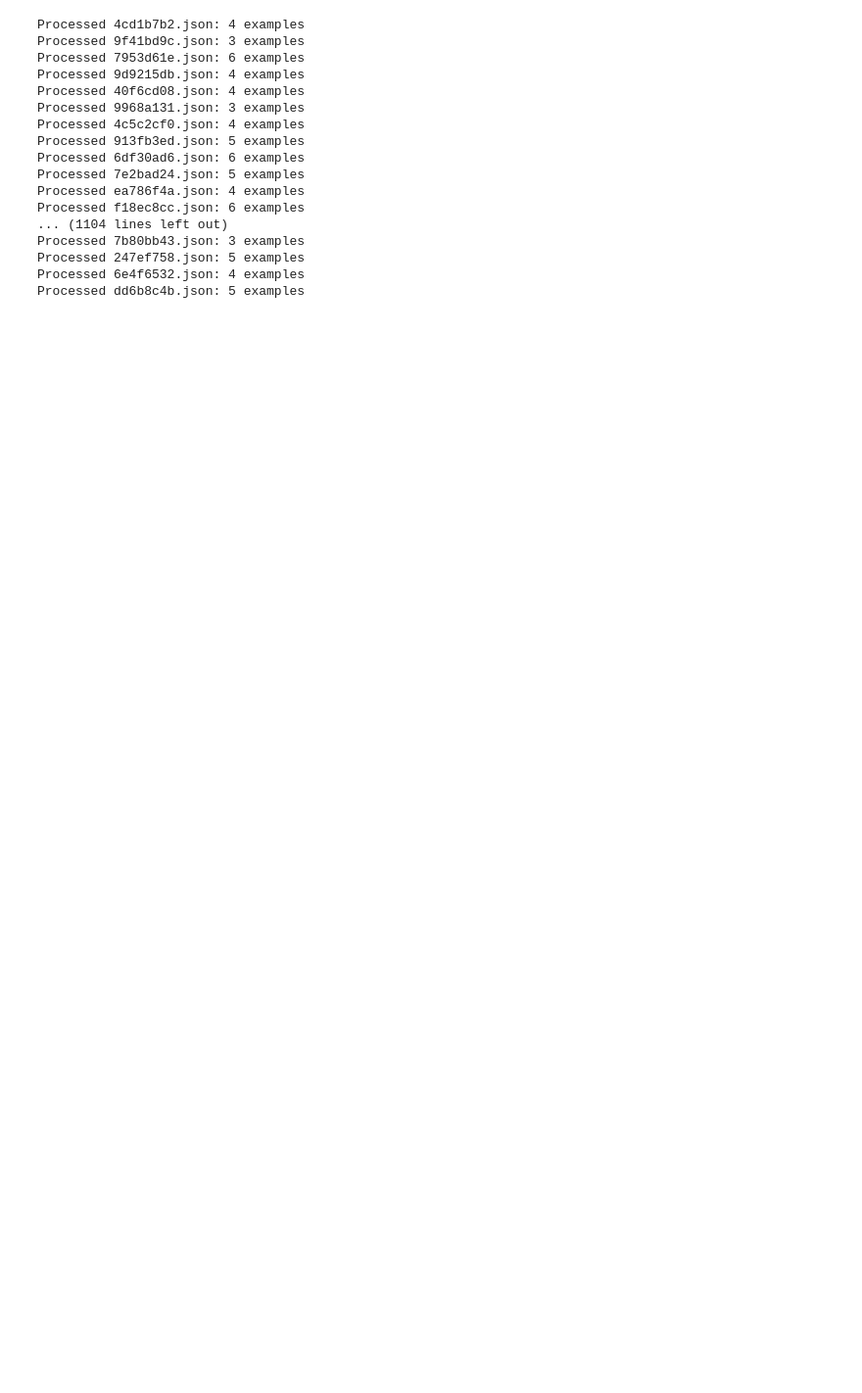
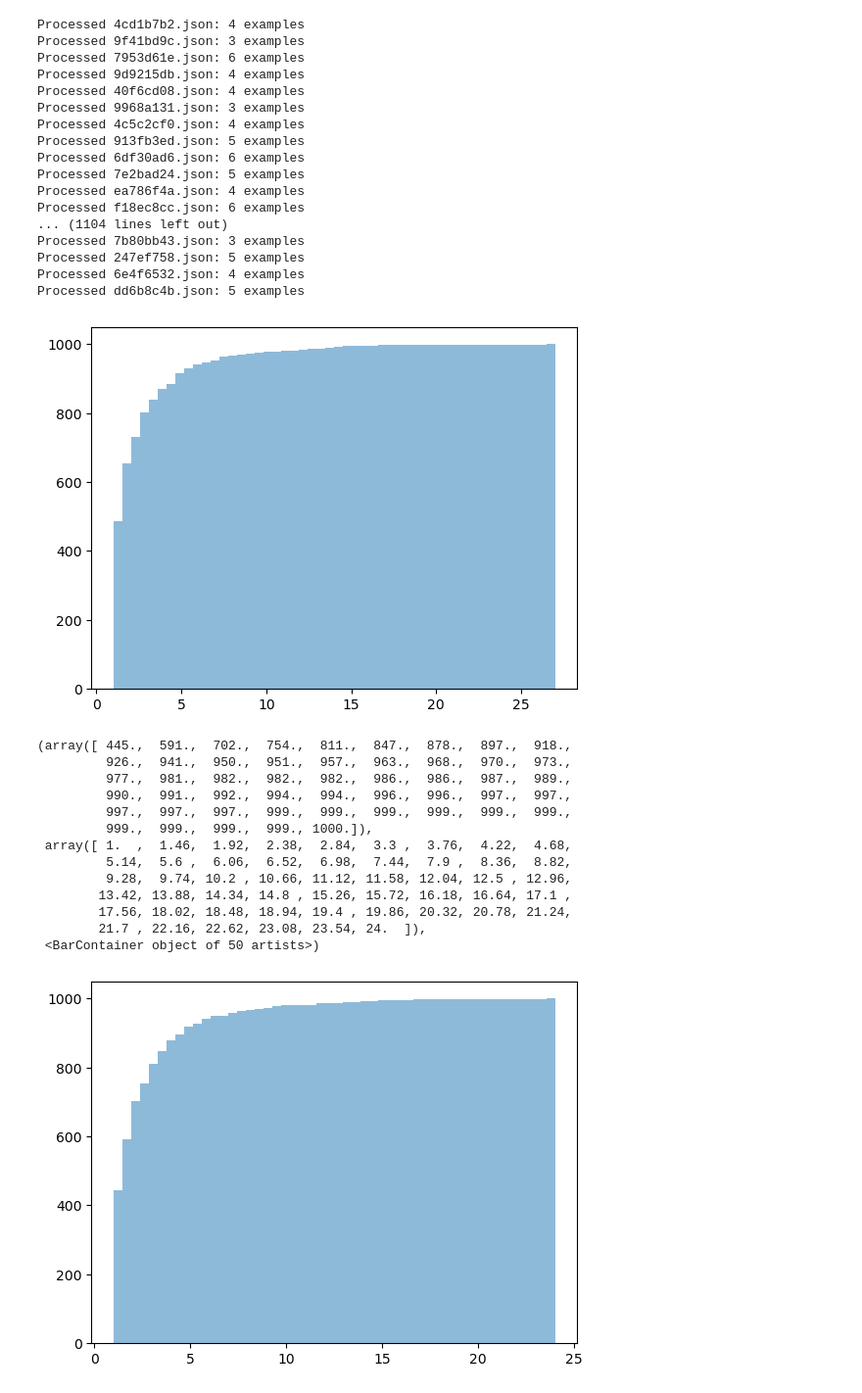
Before and after one commit to zhenlan0426/ARI2025, a Jupyter notebook: data.ipynb, the cells around one changed output. Shown at 98% size. Drawn from its saved outputs; the diff is of its cells as text; code cells hidden in the pictures; blank space fills up the shorter version.

```diff
--- a/data.ipynb
+++ b/data.ipynb
@@ -71,3 +140,23 @@ Processed dd6b8c4b.json: 5 examples
+# %%
+plt.hist(height_ratios, bins=50, alpha=0.5, label='Height Ratios',cumulative=True)
+plt.show()
+plt.hist(width_ratios, bins=50, alpha=0.5, label='Width Ratios',cumulative=True)
+# %% [output]
+[figure, added]
+(array([ 445.,  591.,  702.,  754.,  811.,  847.,  878.,  897.,  918.,
+         926.,  941.,  950.,  951.,  957.,  963.,  968.,  970.,  973.,
+         977.,  981.,  982.,  982.,  982.,  986.,  986.,  987.,  989.,
+         990.,  991.,  992.,  994.,  994.,  996.,  996.,  997.,  997.,
+         997.,  997.,  997.,  999.,  999.,  999.,  999.,  999.,  999.,
+         999.,  999.,  999.,  999., 1000.]),
+ array([ 1.  ,  1.46,  1.92,  2.38,  2.84,  3.3 ,  3.76,  4.22,  4.68,
+         5.14,  5.6 ,  6.06,  6.52,  6.98,  7.44,  7.9 ,  8.36,  8.82,
+         9.28,  9.74, 10.2 , 10.66, 11.12, 11.58, 12.04, 12.5 , 12.96,
+        13.42, 13.88, 14.34, 14.8 , 15.26, 15.72, 16.18, 16.64, 17.1 ,
+        17.56, 18.02, 18.48, 18.94, 19.4 , 19.86, 20.32, 20.78, 21.24,
+        21.7 , 22.16, 22.62, 23.08, 23.54, 24.  ]),
+ <BarContainer object of 50 artists>)
+[figure, added]
 # %%
 from functions import *
 # create fake examples like [(input1, output1),(input2, output2),...]
```
Also changed, not shown: parts of 17 cells of this notebook, 4 other files.
